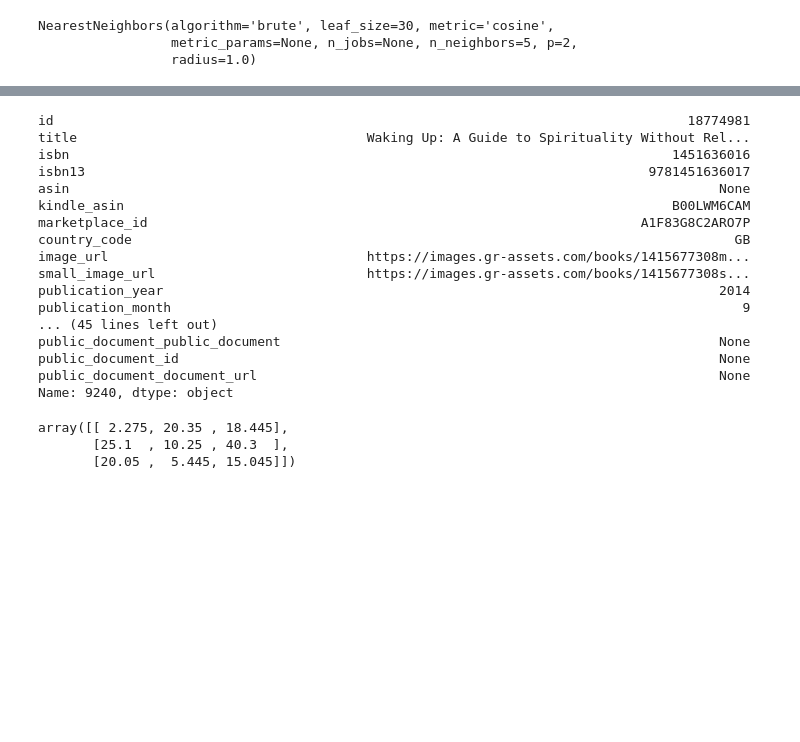
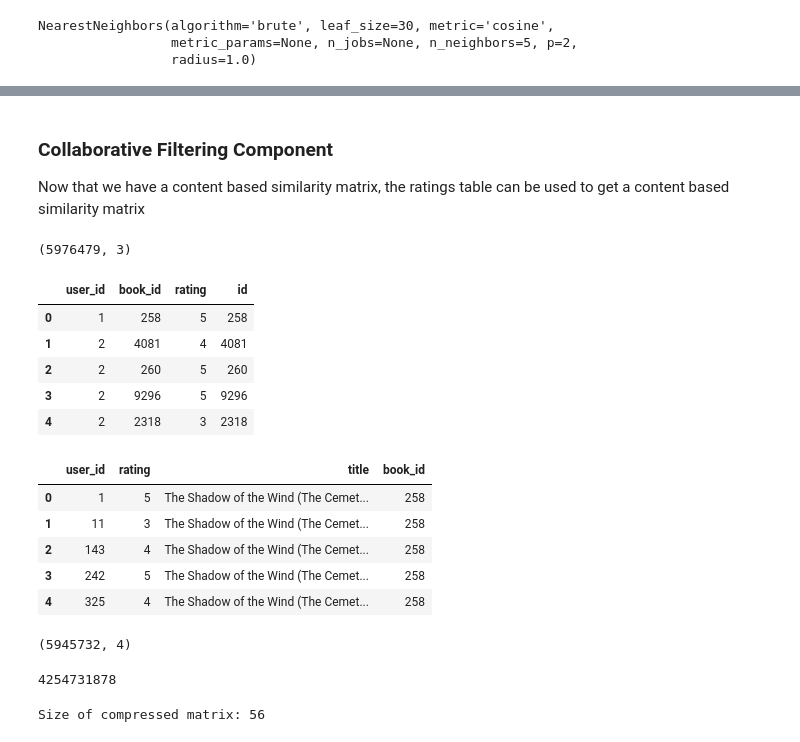
Before and after one commit to BloomTech-Labs/betterreads-ds, a Jupyter notebook: notebooks/Hybrid_Exploration.ipynb, the cells around one changed output, grey strips where cells are left out. Saved outputs shown, nothing was run; the diff lists cells and outputs as text; code cells hidden in the pictures; blank space fills up the shorter version.

```diff
--- a/notebooks/Hybrid_Exploration.ipynb
+++ b/notebooks/Hybrid_Exploration.ipynb
@@ -144,20 +170,0 @@ Neighbors:
-# %%
-books.iloc[9240]
-# %% [output]
-id                                                                                 18774981
-title                                     Waking Up: A Guide to Spirituality Without Rel...
-isbn                                                                             1451636016
-isbn13                                                                        9781451636017
-asin                                                                                   None
-kindle_asin                                                                      B00LWM6CAM
-marketplace_id                                                               A1F83G8C2ARO7P
-country_code                                                                             GB
-image_url                                 https://images.gr-assets.com/books/1415677308m...
-small_image_url                           https://images.gr-assets.com/books/1415677308s...
-publication_year                                                                       2014
-publication_month                                                                         9
-... (45 lines left out)
-public_document_public_document                                                        None
-public_document_id                                                                     None
-public_document_document_url                                                           None
-Name: 9240, dtype: object
@@ -166,6 +171,38 @@ simulated = ((a1 * 100) + a2) / 2
-# %%
-simulated
-# %% [output]
-array([[ 2.275, 20.35 , 18.445],
-       [25.1  , 10.25 , 40.3  ],
-       [20.05 ,  5.445, 15.045]])
+# %% [markdown]
+### Collaborative Filtering Component
+Now that we have a content based similarity matrix, the ratings table can be used to get a content based similarity matrix
+# %%
+# Get the ratings data
+ratings = pd.read_csv('https://raw.githubusercontent.com/zygmuntz/goodbooks-10k/master/ratings.csv')
+ratings.shape
+# %% [output]
+(5976479, 3)
+# %%
+# Change 'book_id' to 'id' so that we can merge with books
+ratings['id'] = ratings['book_id']
+ratings.head()
+# %% [output]
+|  | user_id | book_id | rating | id |
+| 0 | 1 | 258 | 5 | 258 |
+| 1 | 2 | 4081 | 4 | 4081 |
+| 2 | 2 | 260 | 5 | 260 |
+| 3 | 2 | 9296 | 5 | 9296 |
+| 4 | 2 | 2318 | 3 | 2318 |
+# %%
+# Merge ratings data with books
+merged = ratings.merge(books, on='book_id', how='inner')
+merged = merged[['user_id', 'rating', 'title', 'book_id']]
+merged.head()
+# %% [output]
+|  | user_id | rating | title | book_id |
+| 0 | 1 | 5 | The Shadow of the Wind (The Cemet... | 258 |
+| 1 | 11 | 3 | The Shadow of the Wind (The Cemet... | 258 |
+| 2 | 143 | 4 | The Shadow of the Wind (The Cemet... | 258 |
+| 3 | 242 | 5 | The Shadow of the Wind (The Cemet... | 258 |
+| 4 | 325 | 4 | The Shadow of the Wind (The Cemet... | 258 |
+# %%
+# Remove rows where both title and user_id are duplicated
+merged = merged.drop_duplicates(['user_id', 'title'])
+merged.shape
+# %% [output]
+(5945732, 4)
@@ -171,0 +212,5 @@ array([[ 2.275, 20.35 , 18.445],
+# %%
+# 2D matrix is ~4gb in memory, need to clear this later
+sys.getsizeof(matrix2d)
+# %% [output]
+4254731878
@@ -171,0 +220,9 @@ array([[ 2.275, 20.35 , 18.445],
+# %%
+# Compressed matrix is much smaller
+print("Size of compressed matrix:", sys.getsizeof(comp2d))
+
+# Keep 2D matrix index for use with content based model (matrices need to match)
+book_index = matrix2d.index
+del matrix2d
+# %% [output]
+Size of compressed matrix: 56
```
Also changed, not shown: parts of 31 cells of this notebook.
